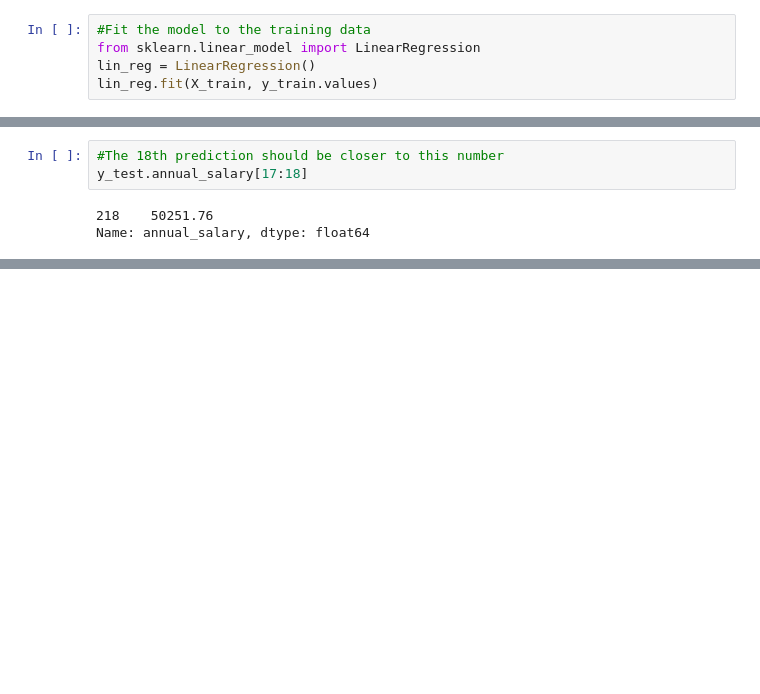
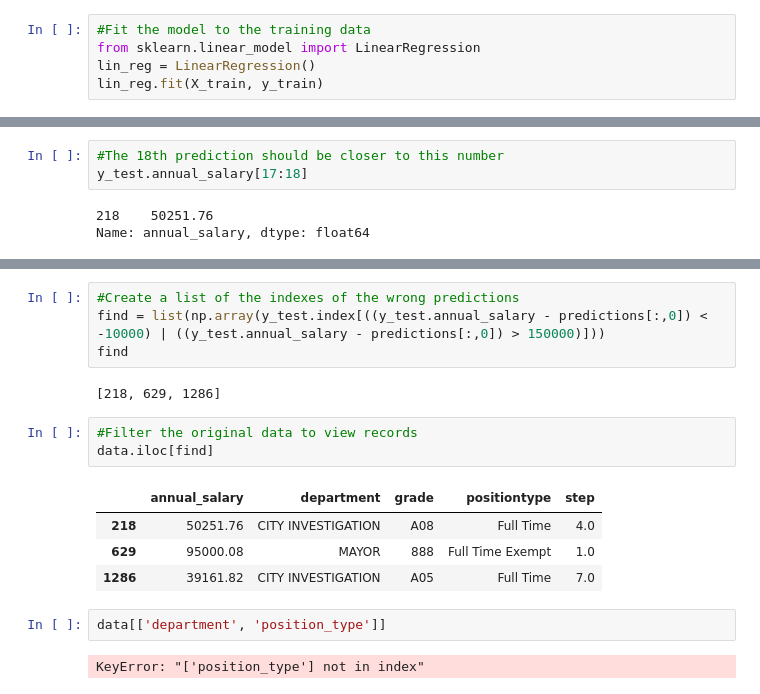
Before and after one commit to bdub595217/test, a Jupyter notebook: MGMPayroll3.ipynb, the cells around one changed output, grey strips where cells are left out. Saved outputs shown, nothing was run; the diff lists cells and outputs as text; blank space fills up the shorter version.

```diff
--- a/MGMPayroll3.ipynb
+++ b/MGMPayroll3.ipynb
@@ -263,7 +261,7 @@ X_train, X_test, y_train, y_test = train_test_split(X_transformed, y, test_size=
 #Fit the model to the training data
 from sklearn.linear_model import LinearRegression
 lin_reg = LinearRegression()
-lin_reg.fit(X_train, y_train.values)
+lin_reg.fit(X_train, y_train)
 # %% [output]
 LinearRegression(copy_X=True, fit_intercept=True, n_jobs=1, normalize=False)
 # %%
@@ -369,0 +388,18 @@ predictions[predictions < 0], predictions[predictions > 150000]
+# %%
+#Create a list of the indexes of the wrong predictions
+find = list(np.array(y_test.index[((y_test.annual_salary - predictions[:,0]) < -10000) | ((y_test.annual_salary - predictions[:,0]) > 150000)]))
+find
+# %% [output]
+[218, 629, 1286]
+# %%
+#Filter the original data to view records
+data.iloc[find]
+# %% [output]
+|  | annual_salary | department | grade | positiontype | step |
+| 218 | 50251.76 | CITY INVESTIGATION | A08 | Full Time | 4.0 |
+| 629 | 95000.08 | MAYOR | 888 | Full Time Exempt | 1.0 |
+| 1286 | 39161.82 | CITY INVESTIGATION | A05 | Full Time | 7.0 |
+# %%
+data[['department', 'position_type']]
+# %% [output]
+KeyError: "['position_type'] not in index"
```
Also changed, not shown: parts of 15 cells of this notebook, 4 other files.
